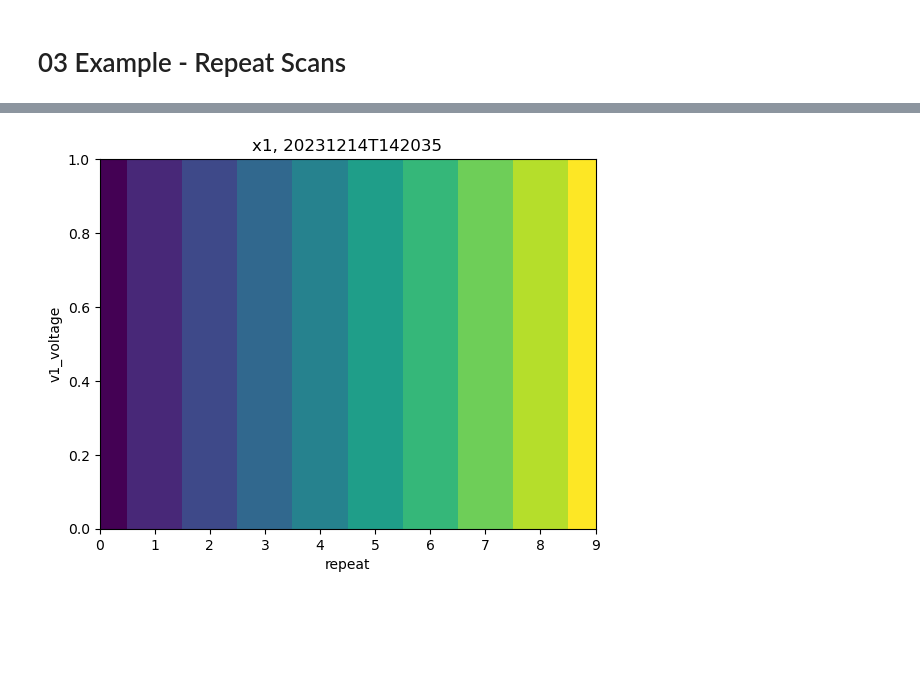
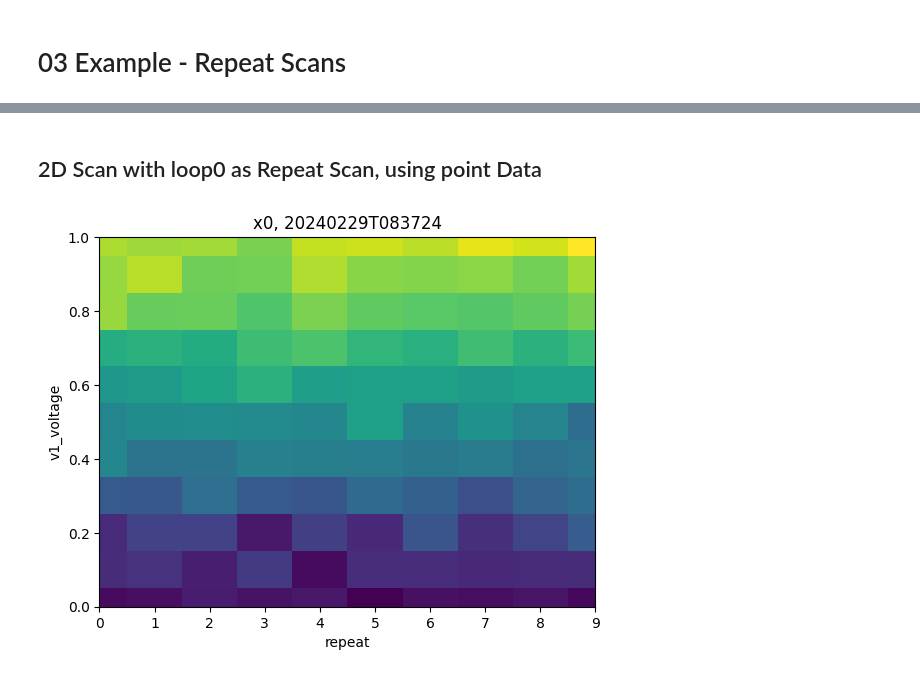
Before and after one commit to sandialabs/pyscan, a Jupyter notebook: docs/source/basics/demo_notebooks/03-example_repeat_scans.ipynb, the cells around one changed output, grey strips where cells are left out. Saved outputs shown, nothing was run; the diff lists cells and outputs as text; code cells hidden in the pictures; blank space fills up the shorter version.

```diff
--- a/docs/source/basics/demo_notebooks/03-example_repeat_scans.ipynb
+++ b/docs/source/basics/demo_notebooks/03-example_repeat_scans.ipynb
@@ -19,10 +10,10 @@ Thorlabs Kinesis not found, ThorlabsMFF101 not loaded
 # %%
 def generate_multiD_data(expt):
     """
-    Generates fake data proportinal to loopX.i
-    x1 - 0D data (point)
-    x2 - 1D data (line/array)
-    x3 - 2D data (2D array)
+    Generates fake data:
+    x0 - 0D data (point)
+    x1 - 1D data (line)
+    x2 - 2D data (grid)
     """
 
     runinfo = expt.runinfo
@@ -30,10 +21,10 @@ def generate_multiD_data(expt):
 
     d = ps.ItemAttribute()
 
-    v = runinfo.loop0.i
+    v = runinfo.loop1.i + random.gauss(mu=0.0, sigma=0.5)
 
-    d.x1 = v
-    d.x2 = [v for i in range(5)]
-    d.x3 = [[v for i in range(5)] for j in range(5)]
+    d.x0 = v # point
+    d.x1 = [v for i in range(5)] # line
+    d.x2 = [[v for i in range(5)] for j in range(5)] # grid
 
     return d
@@ -76 +72,3 @@ ps.live_plot2D(expt)
+# %% [markdown]
+## 2D Scan with loop0 as Repeat Scan, using point Data
 # %%
@@ -86,9 +82,10 @@ runinfo.measure_function = generate_multiD_data
 expt = ps.Sweep(runinfo, devices)
 expt.start_thread()
 # %%
+# 2D Plot using point data
 try:
-    ps.live_plot2D(expt)
+    ps.live_plot2D(expt, data_name="x0")
 except KeyboardInterrupt:
     expt.stop()
 # %% [output]
-[figure, old version]
+[figure, new version]
```
Also changed, not shown: parts of 13 cells of this notebook, 4 other files.
